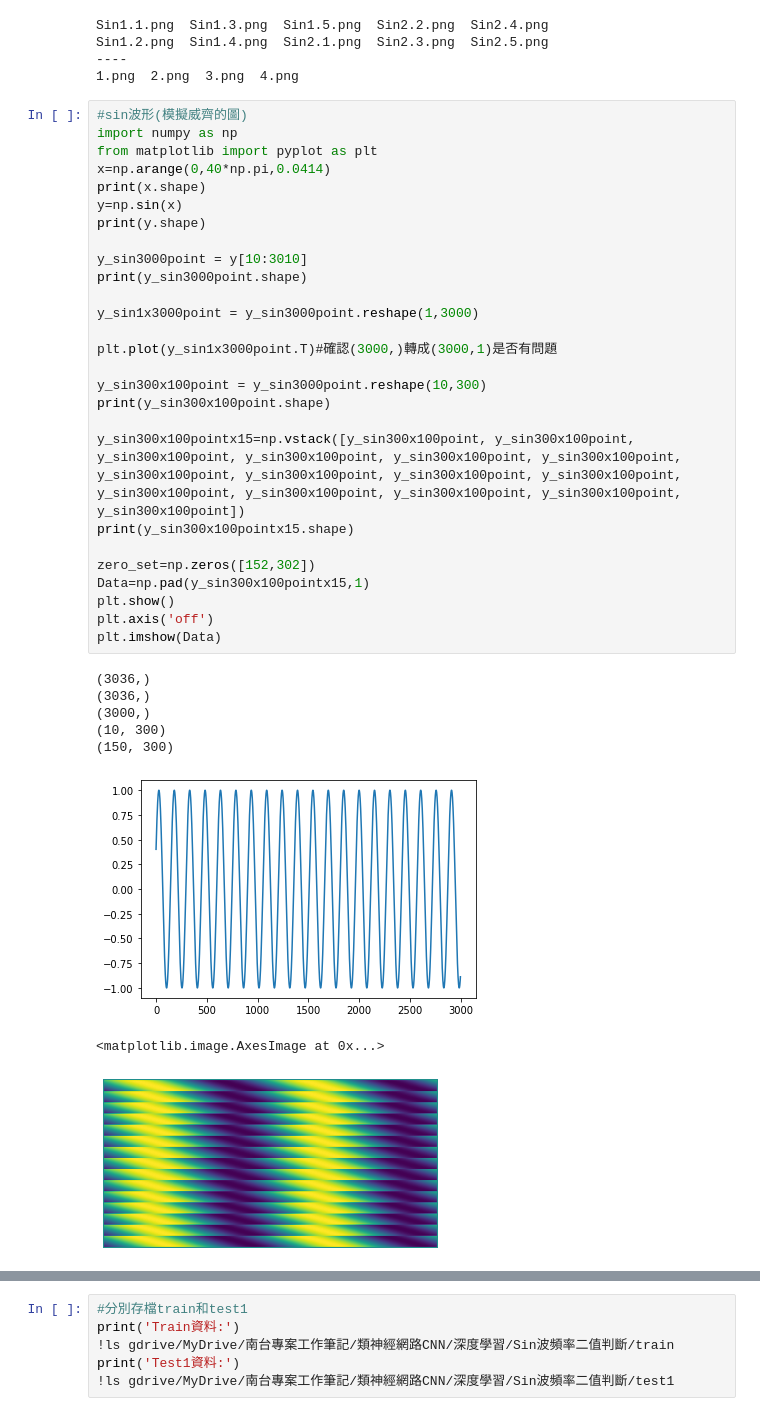
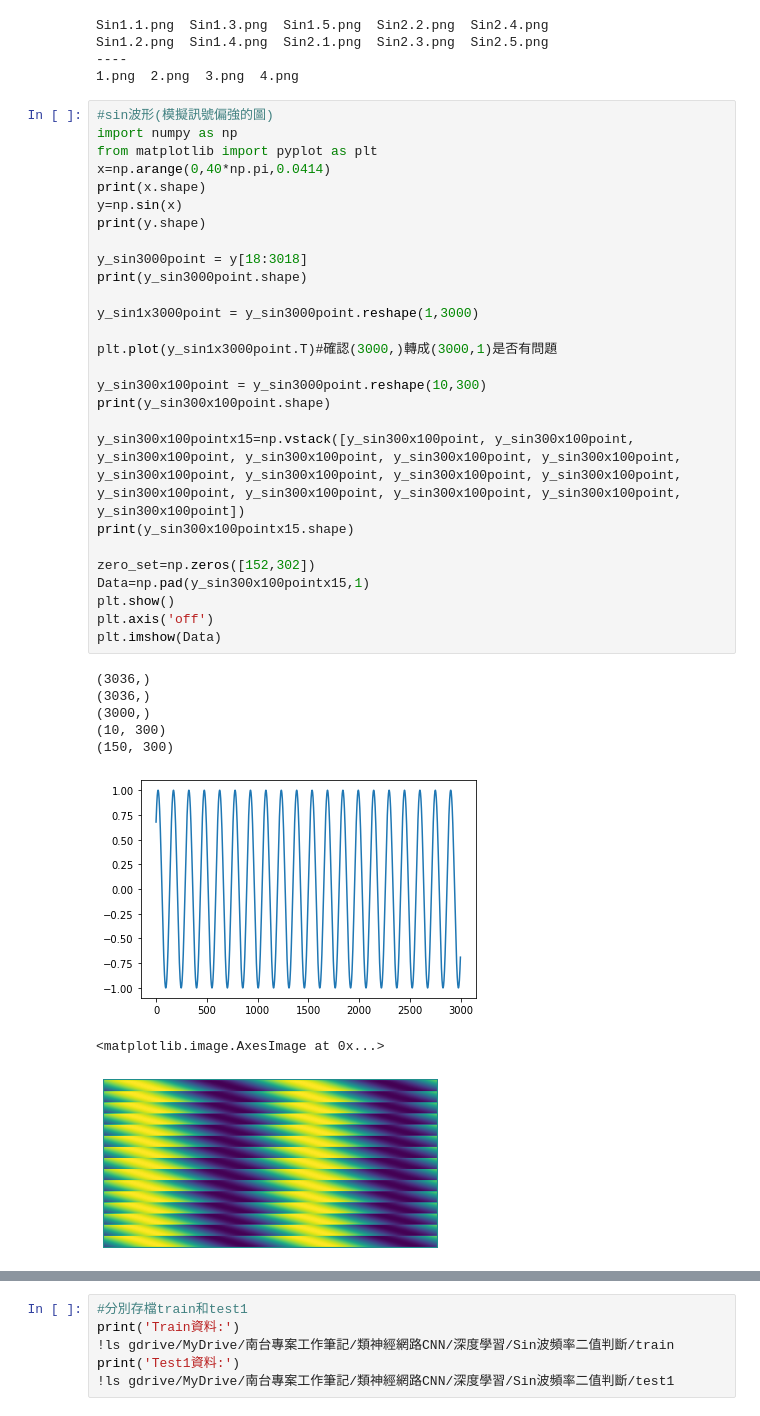
Before and after one commit to Chen-Wi-Ki/Colab-DogCat-CNN, a Jupyter notebook: Sin_Test_for_CNN_2Value_Verify_.ipynb, the cells around one changed output, grey strips where cells are left out. Cells and saved outputs as stored; diff of their text form.

```diff
--- a/Sin_Test_for_CNN_2Value_Verify_.ipynb
+++ b/Sin_Test_for_CNN_2Value_Verify_.ipynb
@@ -19,39 +19,39 @@ Sin1.2.png  Sin1.4.png  Sin2.1.png  Sin2.3.png  Sin2.5.png
 ----
 1.png  2.png  3.png  4.png
 # %%
-#sin波形(模擬威齊的圖)
+#sin波形(模擬訊號偏強的圖)
 import numpy as np
 from matplotlib import pyplot as plt
 x=np.arange(0,40*np.pi,0.0414)
 print(x.shape)
 y=np.sin(x)
 print(y.shape)
 
-y_sin3000point = y[10:3010]
+y_sin3000point = y[18:3018]
 print(y_sin3000point.shape)
 
 y_sin1x3000point = y_sin3000point.reshape(1,3000)
 
 plt.plot(y_sin1x3000point.T)#確認(3000,)轉成(3000,1)是否有問題
 
 y_sin300x100point = y_sin3000point.reshape(10,300)
 print(y_sin300x100point.shape)
 
 y_sin300x100pointx15=np.vstack([y_sin300x100point, y_sin300x100point, y_sin300x100point, y_sin300x100point, y_sin300x100point, y_sin300x100point, y_sin300x100point, y_sin300x100point, y_sin300x100point, y_sin300x100point, y_sin300x100point, y_sin300x100point, y_sin300x100point, y_sin300x100point, y_sin300x100point])
 print(y_sin300x100pointx15.shape)
 
 zero_set=np.zeros([152,302])
 Data=np.pad(y_sin300x100pointx15,1)
 plt.show()
 plt.axis('off')
 plt.imshow(Data)
 # %% [output]
 (3036,)
 (3036,)
 (3000,)
 (10, 300)
 (150, 300)
-[figure, old version]
+[figure, new version]
 <matplotlib.image.AxesImage at 0x...>
-[figure, old version]
+[figure, new version]
 # %%
```
Also changed, not shown: parts of 1 cell of this notebook.
